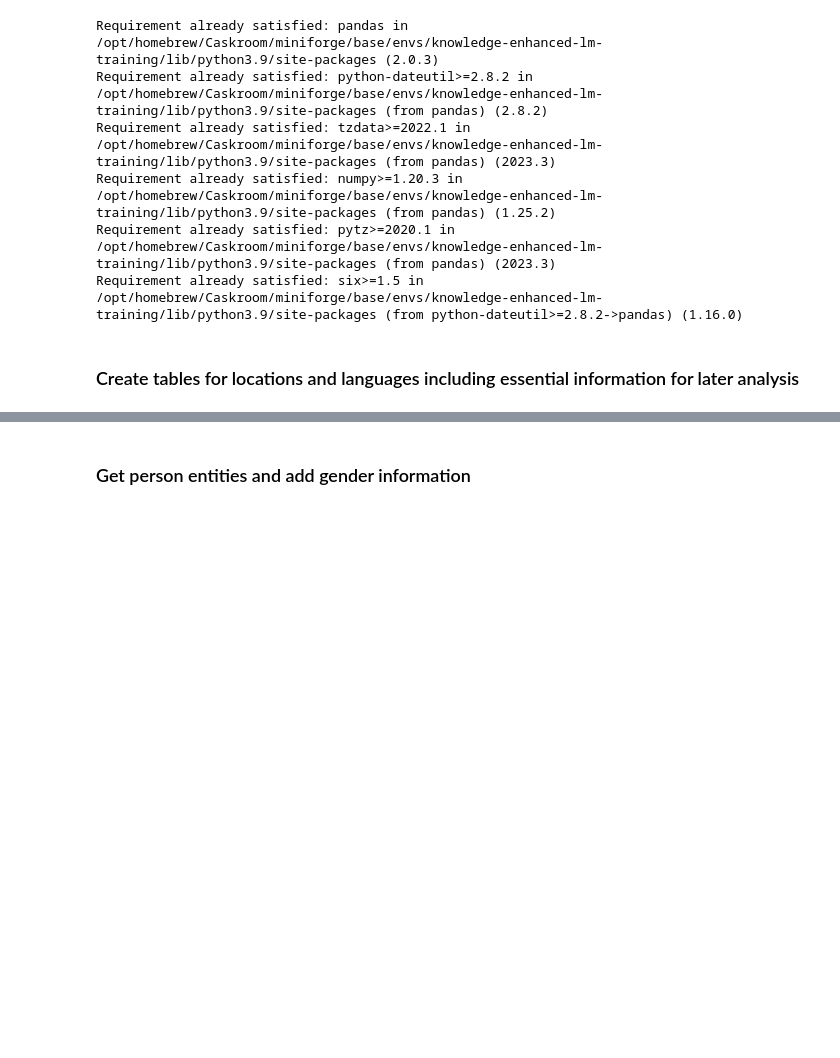
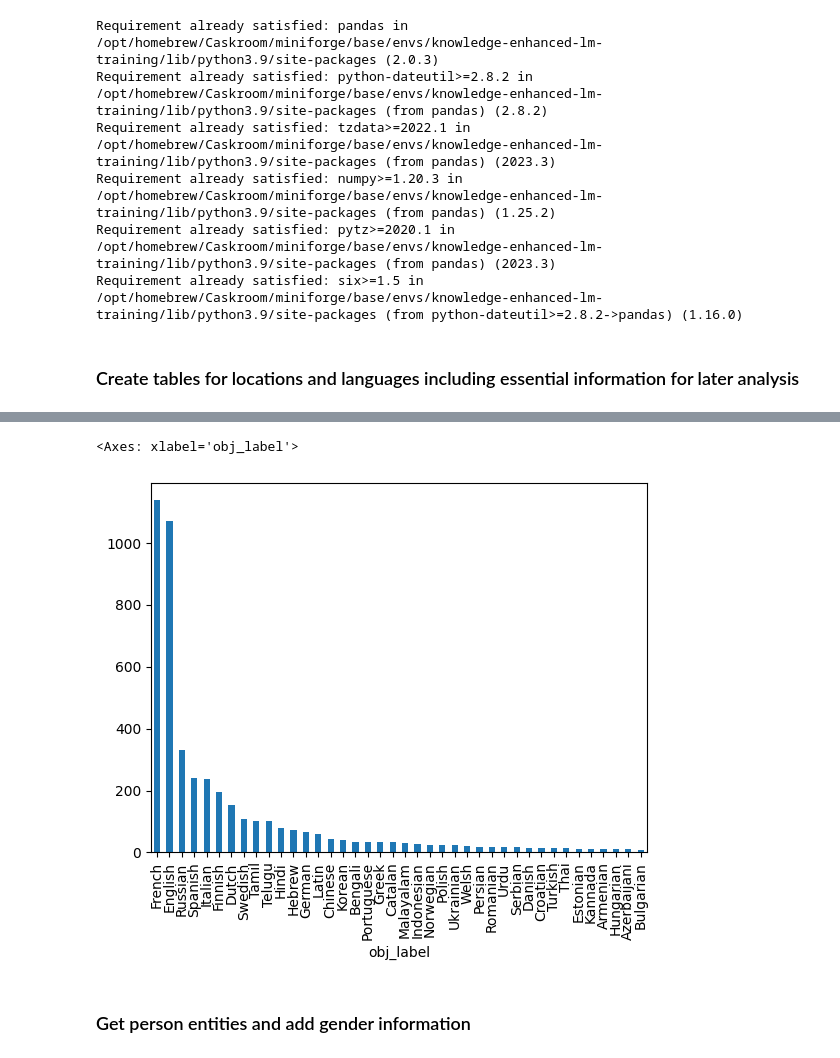
Before and after one commit to krangelie/trex-benchmark-bias-analysis, a Jupyter notebook: investigate_bias_in_lama.ipynb, the cells around one changed output, grey strips where cells are left out. Cells and saved outputs as stored; diff of their text form; code cells hidden in the pictures; blank space fills up the shorter version.

```diff
--- a/investigate_bias_in_lama.ipynb
+++ b/investigate_bias_in_lama.ipynb
@@ -124,5 +124,12 @@ for p in set(language_predicates_obj):
             # all language-related items are subjects in the templates
             }]
 
-trex_locations_df = pd.DataFrame(trex_languages)
-trex_locations_df.to_csv("trex_languages.csv")
+trex_languages_df = pd.DataFrame(trex_languages)
+trex_languages_df.to_csv("trex_languages.csv")
+# %%
+%pip install matplotlib
+import matplotlib.pyplot as plt
+
+fig, ax = plt.subplots()
+trex_languages_df["obj_label"].value_counts()[:40].plot(ax=ax, kind='bar')
+# %% [output]
@@ -129,3 +150,5 @@ trex_locations_df.to_csv("trex_languages.csv")
+<Axes: xlabel='obj_label'>
+[figure, added]
 # %% [markdown]
 ### Get person entities and add gender information
 # %%
```
Also changed, not shown: parts of 13 cells of this notebook.
